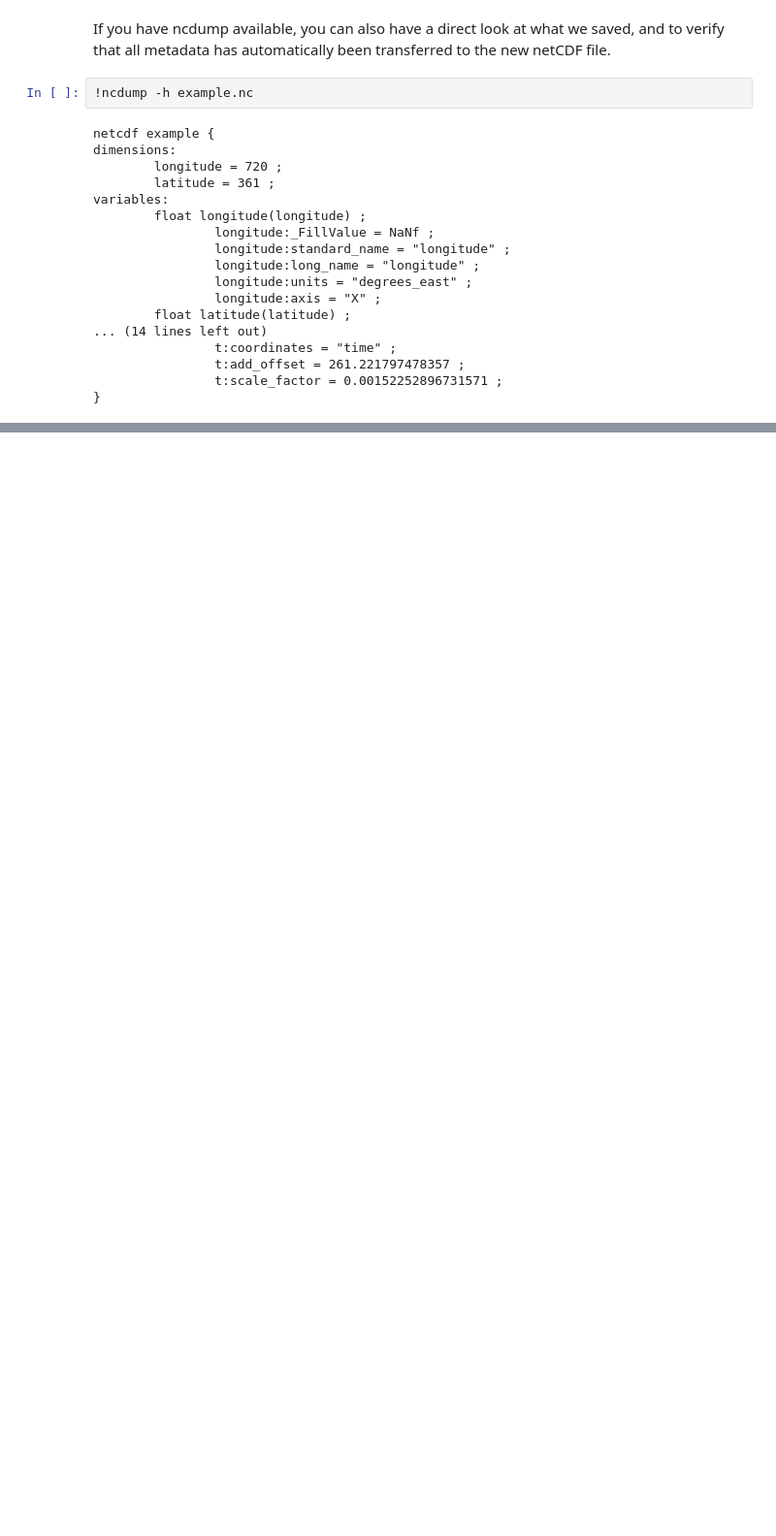
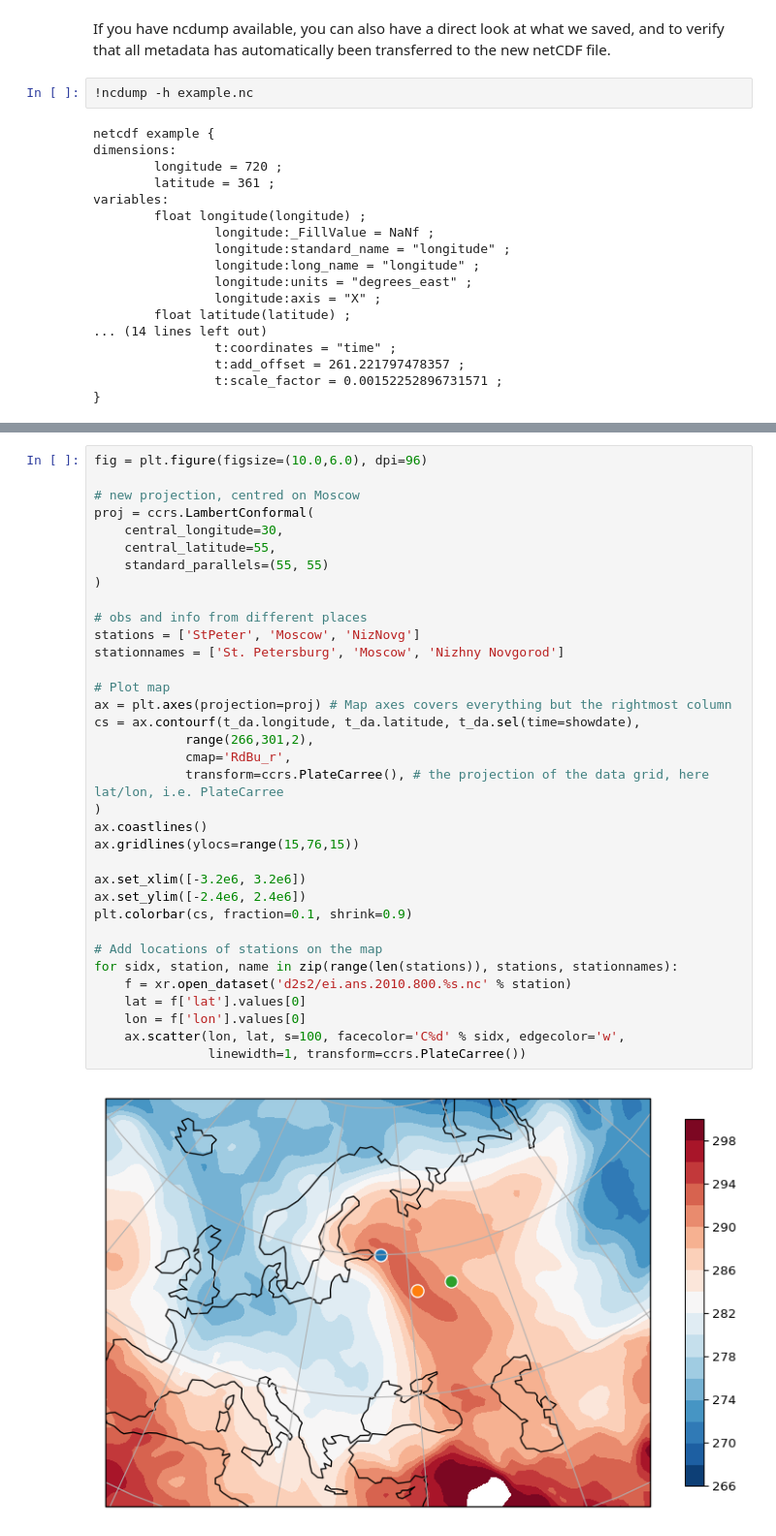
Before and after one commit to rewquey/python_intro, a Jupyter notebook: D2S2 Gridded data analysis.ipynb, the cells around one changed output, grey strips where cells are left out. Shown at 97% size. Saved outputs shown, nothing was run; the diff lists cells and outputs as text; blank space fills up the shorter version.

```diff
--- a/D2S2 Gridded data analysis.ipynb
+++ b/D2S2 Gridded data analysis.ipynb
@@ -156,4 +155,41 @@ plt.show()
 # %% [output]
 [figure]
+# %%
+fig = plt.figure(figsize=(10.0,6.0), dpi=96)
+
+# new projection, centred on Moscow
+proj = ccrs.LambertConformal(
+    central_longitude=30,
+    central_latitude=55,
+    standard_parallels=(55, 55)
+)
+
+# obs and info from different places
+stations = ['StPeter', 'Moscow', 'NizNovg']
+stationnames = ['St. Petersburg', 'Moscow', 'Nizhny Novgorod']
+
+# Plot map
+ax = plt.axes(projection=proj) # Map axes covers everything but the rightmost column
+cs = ax.contourf(t_da.longitude, t_da.latitude, t_da.sel(time=showdate),
+            range(266,301,2),
+            cmap='RdBu_r',
+            transform=ccrs.PlateCarree(), # the projection of the data grid, here lat/lon, i.e. PlateCarree
+)
+ax.coastlines()
+ax.gridlines(ylocs=range(15,76,15))
+
+ax.set_xlim([-3.2e6, 3.2e6])
+ax.set_ylim([-2.4e6, 2.4e6])
+plt.colorbar(cs, fraction=0.1, shrink=0.9)
+
+# Add locations of stations on the map
+for sidx, station, name in zip(range(len(stations)), stations, stationnames):
+    f = xr.open_dataset('d2s2/ei.ans.2010.800.%s.nc' % station)
+    lat = f['lat'].values[0]
+    lon = f['lon'].values[0]
+    ax.scatter(lon, lat, s=100, facecolor='C%d' % sidx, edgecolor='w',
+               linewidth=1, transform=ccrs.PlateCarree())
+# %% [output]
+[figure, added]
 # %%
 import numpy as np
```
Also changed, not shown: parts of 5 cells of this notebook, 7 other files.
